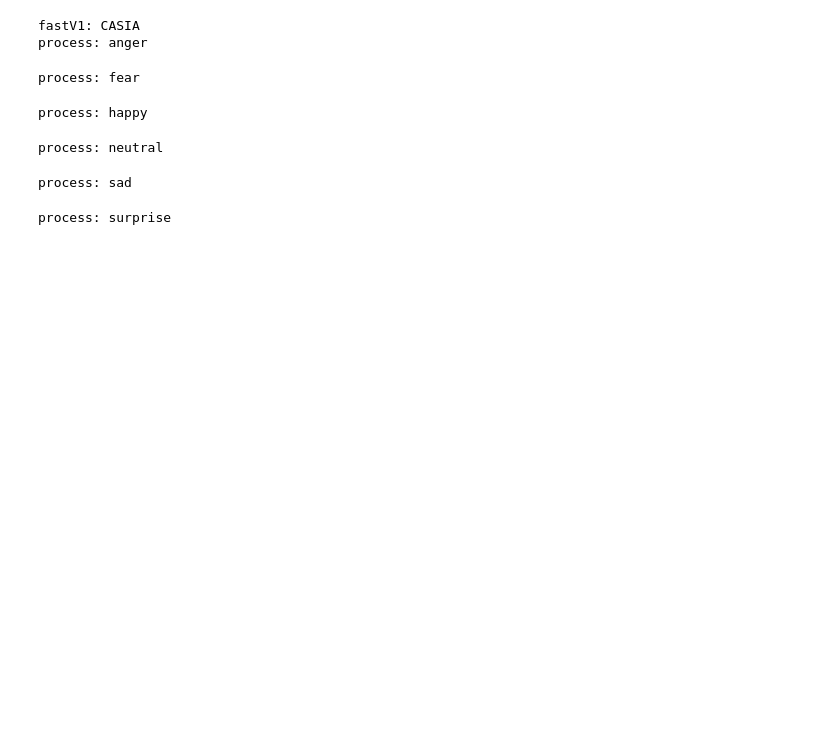
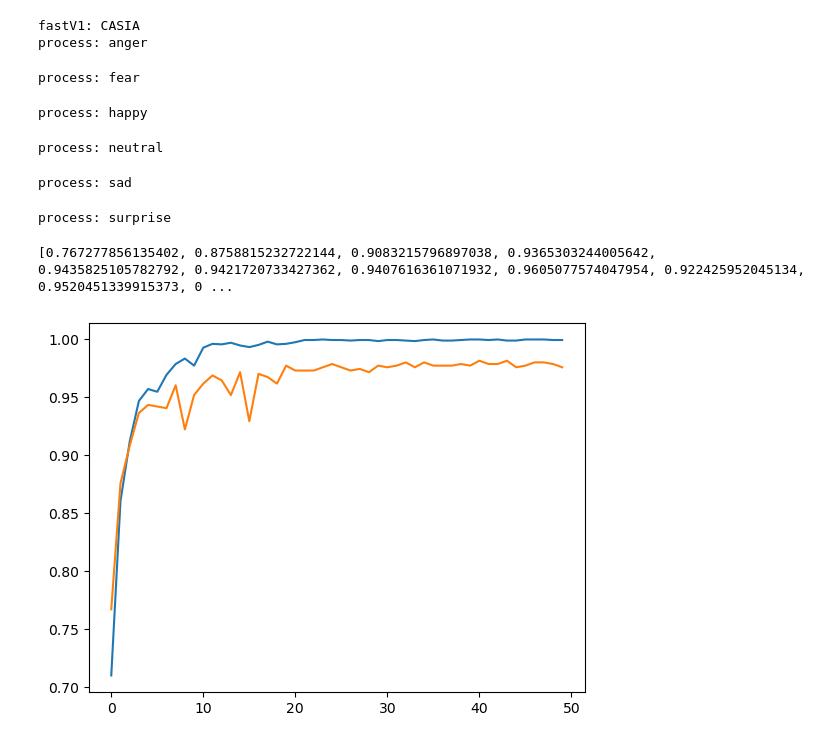
Before and after one commit to Xiang-M-J/SER_depression, a Jupyter notebook: ser_pretrain/process.ipynb, the cells around one changed output. Cells and saved outputs as stored; diff of their text form; code cells hidden in the pictures; blank space fills up the shorter version.

```diff
--- a/ser_pretrain/process.ipynb
+++ b/ser_pretrain/process.ipynb
@@ -135,3 +135,17 @@ process: happy
 process: neutral
 process: sad
 process: surprise
+# %%
+import numpy as np
+import matplotlib.pyplot as plt
+
+data = np.load("results/wav2vec2_modma_1.npy", allow_pickle=True).item()
+x = data['train_acc']
+x_ = data['val_acc']
+print(x_)
+plt.plot(x)
+plt.plot(x_)
+plt.show()
+# %% [output]
+[0.767277856135402, 0.8758815232722144, 0.9083215796897038, 0.9365303244005642, 0.9435825105782792, 0.9421720733427362, 0.9407616361071932, 0.9605077574047954, 0.922425952045134, 0.9520451339915373, 0 ...
+[figure, added]
```
Also changed, not shown: 4 other files.
